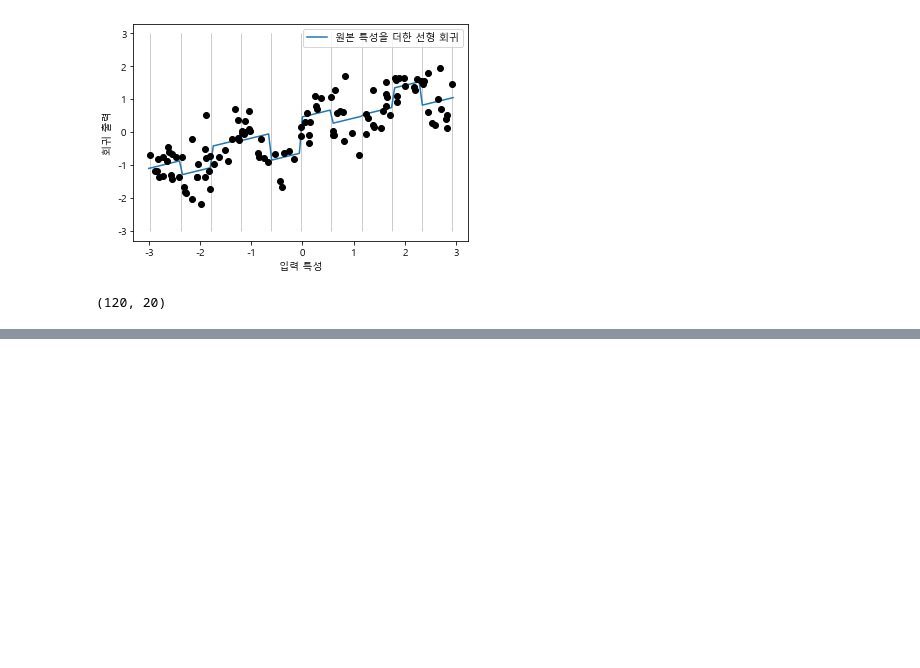
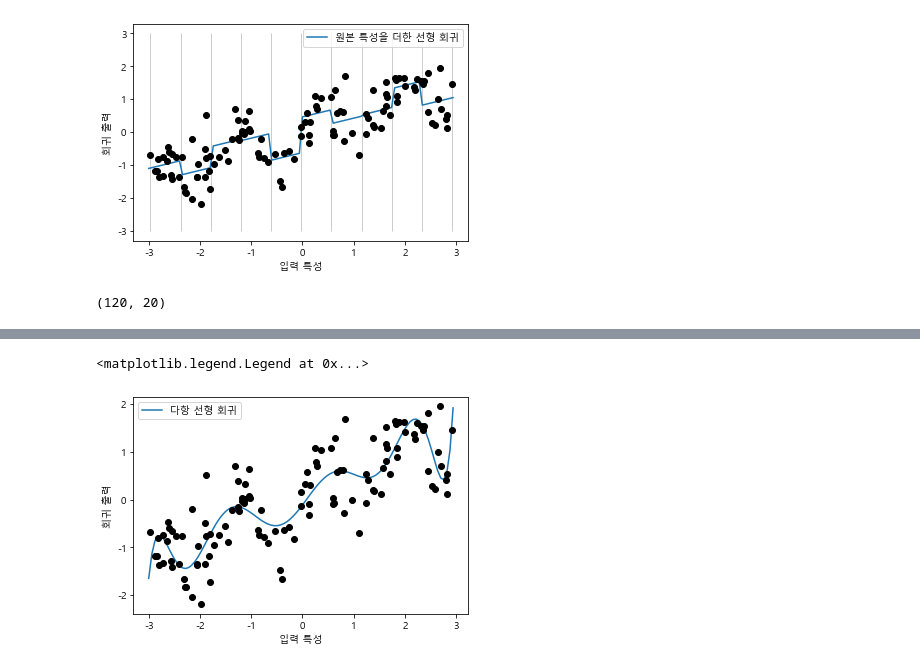
Before and after one commit to ikeven94/py_repo, a Jupyter notebook: Feature_Engineering.ipynb, the cells around one changed output, grey strips where cells are left out. Saved outputs shown, nothing was run; the diff lists cells and outputs as text; code cells hidden in the pictures; blank space fills up the shorter version.

```diff
--- a/Feature_Engineering.ipynb
+++ b/Feature_Engineering.ipynb
@@ -352,0 +344,7 @@ array([[-0.        , -0.        , -0.        , ..., -0.        ,
+# %%
+from sklearn.preprocessing import PolynomialFeatures
+# x**10 까지 고차항을 추가
+# 기본값인 'include_bias=True' >> 절편에 해당하는 1인 특성을 추가
+poly = PolynomialFeatures(degree=10, include_bias=False) # 절편항 제외
+poly.fit(X)
+X_poly = poly.transform(X)
@@ -352,0 +359,13 @@ array([[-0.        , -0.        , -0.        , ..., -0.        ,
+# %%
+# 10차 다항 회귀
+reg = LinearRegression().fit(X_poly,y)
+
+line_poly = poly.transform(line)
+plt.plot(line,reg.predict(line_poly),label='다항 선형 회귀')
+plt.plot(X[:,0],y,'o',c='k')
+plt.xlabel('입력 특성')
+plt.ylabel('회귀 출력')
+plt.legend(loc='best')
+# %% [output]
+<matplotlib.legend.Legend at 0x...>
+[figure, added]
```
Also changed, not shown: parts of 4 cells of this notebook.
